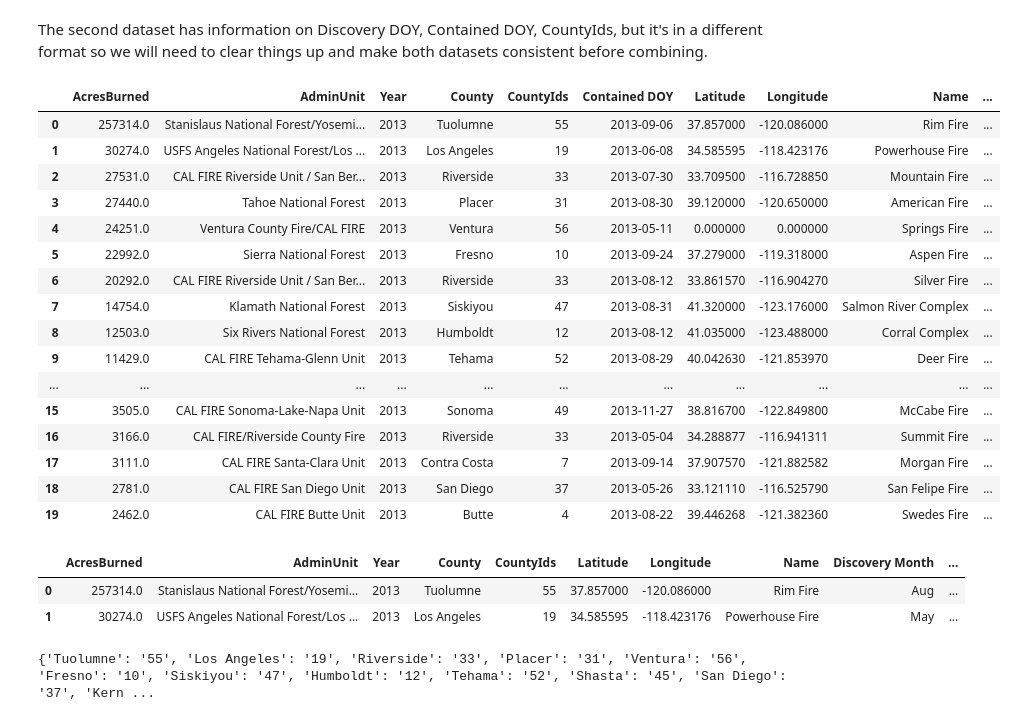
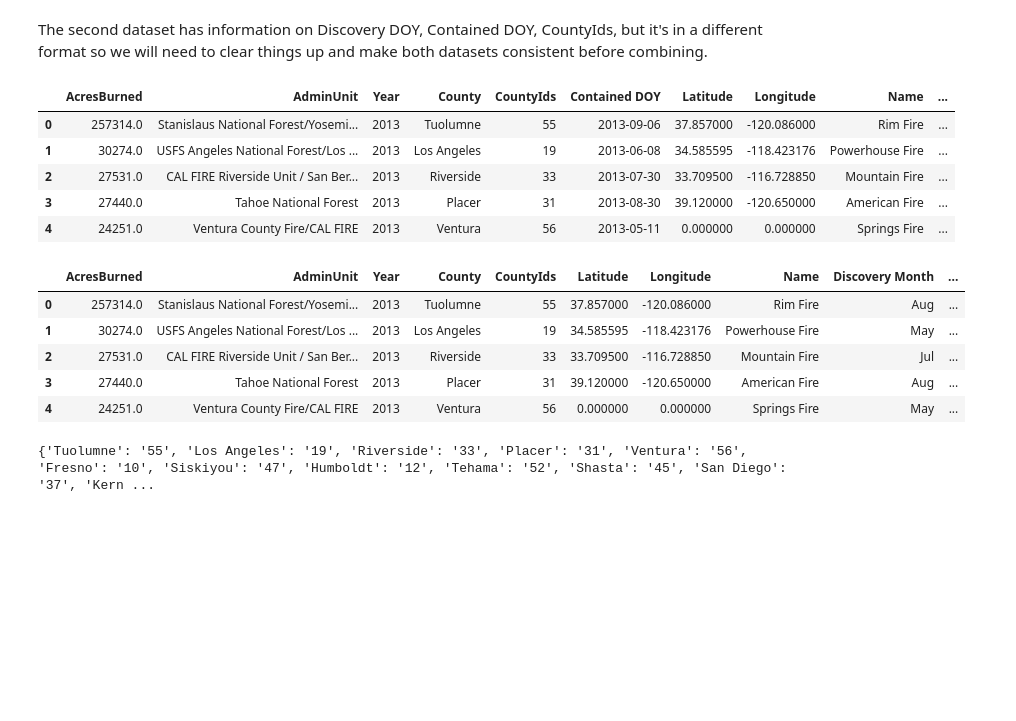
Before and after one commit to mnocerino23/Wildfire-Forecaster, a Jupyter notebook: wildfires.ipynb, the cells around one changed output. Saved outputs shown, nothing was run; the diff lists cells and outputs as text; code cells hidden in the pictures; blank space fills up the shorter version.

```diff
--- a/wildfires.ipynb
+++ b/wildfires.ipynb
@@ -166,25 +144,14 @@ for index, row in wildfires2.iterrows():
   else:
     wildfires2.at[index,'Contained DOY'] = 'NaN'
 # %%
-wildfires2.head(20)
+wildfires2.head(5)
 # %% [output]
 |  | AcresBurned | AdminUnit | Year | County | CountyIds | Contained DOY | Latitude | Longitude | Name | ... |
 | 0 | 257314.0 | Stanislaus National Forest/Yosemi... | 2013 | Tuolumne | 55 | 2013-09-06 | 37.857000 | -120.086000 | Rim Fire | ... |
 | 1 | 30274.0 | USFS Angeles National Forest/Los ... | 2013 | Los Angeles | 19 | 2013-06-08 | 34.585595 | -118.423176 | Powerhouse Fire | ... |
 | 2 | 27531.0 | CAL FIRE Riverside Unit / San Ber... | 2013 | Riverside | 33 | 2013-07-30 | 33.709500 | -116.728850 | Mountain Fire | ... |
 | 3 | 27440.0 | Tahoe National Forest | 2013 | Placer | 31 | 2013-08-30 | 39.120000 | -120.650000 | American Fire | ... |
 | 4 | 24251.0 | Ventura County Fire/CAL FIRE | 2013 | Ventura | 56 | 2013-05-11 | 0.000000 | 0.000000 | Springs Fire | ... |
-| 5 | 22992.0 | Sierra National Forest | 2013 | Fresno | 10 | 2013-09-24 | 37.279000 | -119.318000 | Aspen Fire | ... |
-| 6 | 20292.0 | CAL FIRE Riverside Unit / San Ber... | 2013 | Riverside | 33 | 2013-08-12 | 33.861570 | -116.904270 | Silver Fire | ... |
-| 7 | 14754.0 | Klamath National Forest | 2013 | Siskiyou | 47 | 2013-08-31 | 41.320000 | -123.176000 | Salmon River Complex | ... |
-| 8 | 12503.0 | Six Rivers National Forest | 2013 | Humboldt | 12 | 2013-08-12 | 41.035000 | -123.488000 | Corral Complex | ... |
-| 9 | 11429.0 | CAL FIRE Tehama-Glenn Unit | 2013 | Tehama | 52 | 2013-08-29 | 40.042630 | -121.853970 | Deer Fire | ... |
-| ... | ... | ... | ... | ... | ... | ... | ... | ... | ... | ... |
-| 15 | 3505.0 | CAL FIRE Sonoma-Lake-Napa Unit | 2013 | Sonoma | 49 | 2013-11-27 | 38.816700 | -122.849800 | McCabe Fire | ... |
-| 16 | 3166.0 | CAL FIRE/Riverside County Fire | 2013 | Riverside | 33 | 2013-05-04 | 34.288877 | -116.941311 | Summit Fire | ... |
-| 17 | 3111.0 | CAL FIRE Santa-Clara Unit | 2013 | Contra Costa | 7 | 2013-09-14 | 37.907570 | -121.882582 | Morgan Fire | ... |
-| 18 | 2781.0 | CAL FIRE San Diego Unit | 2013 | San Diego | 37 | 2013-05-26 | 33.121110 | -116.525790 | San Felipe Fire | ... |
-| 19 | 2462.0 | CAL FIRE Butte Unit | 2013 | Butte | 4 | 2013-08-22 | 39.446268 | -121.382360 | Swedes Fire | ... |
 # %%
 #Use Python's datetime library to handle the dates and create new columns to hold discovery and contained months in addition to day of the year for the two
 wildfires2['Discovery Month'] = ''
@@ -210,11 +177,14 @@ for index, row in wildfires2.iterrows():
     wildfires2.at[index, "Contained_DOY"] = date_usable2.strftime("%j")
 wildfires2.drop(['Contained DOY', 'Discovered DOY'], axis = 1, inplace = True)
 # %%
-wildfires2.head(2)
+wildfires2.head(5)
 # %% [output]
 |  | AcresBurned | AdminUnit | Year | County | CountyIds | Latitude | Longitude | Name | Discovery Month | ... |
 | 0 | 257314.0 | Stanislaus National Forest/Yosemi... | 2013 | Tuolumne | 55 | 37.857000 | -120.086000 | Rim Fire | Aug | ... |
 | 1 | 30274.0 | USFS Angeles National Forest/Los ... | 2013 | Los Angeles | 19 | 34.585595 | -118.423176 | Powerhouse Fire | May | ... |
+| 2 | 27531.0 | CAL FIRE Riverside Unit / San Ber... | 2013 | Riverside | 33 | 33.709500 | -116.728850 | Mountain Fire | Jul | ... |
+| 3 | 27440.0 | Tahoe National Forest | 2013 | Placer | 31 | 39.120000 | -120.650000 | American Fire | Aug | ... |
+| 4 | 24251.0 | Ventura County Fire/CAL FIRE | 2013 | Ventura | 56 | 0.000000 | 0.000000 | Springs Fire | May | ... |
 # %%
 for index, rows in wildfires2.iterrows():
   wildfires2.at[index, 'Discovery DOY'] = int(wildfires2.at[index, 'Discovery DOY'])
```
Also changed, not shown: parts of 16 cells of this notebook.
